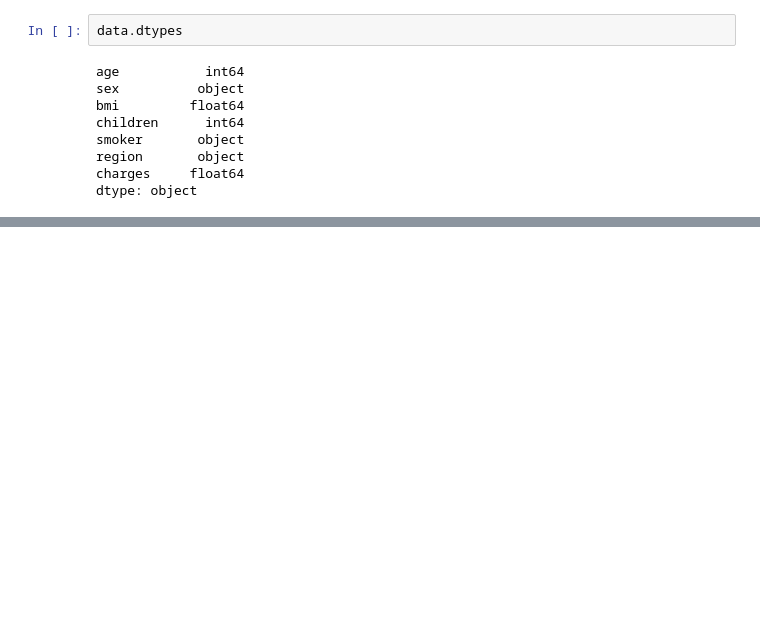
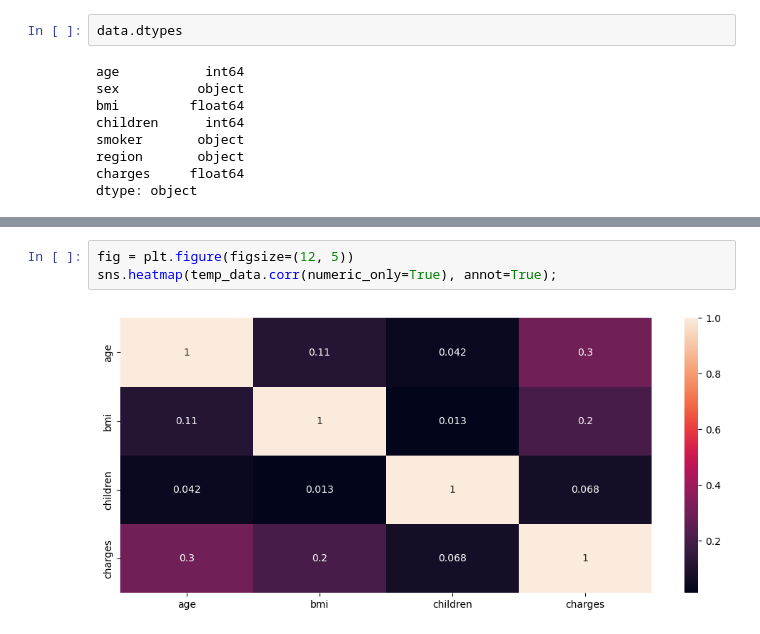
Before and after one commit to aonomarri/model-zoo, a Jupyter notebook: model_1/linear-model.ipynb, the cells around one changed output, grey strips where cells are left out. Cells and saved outputs as stored; diff of their text form; blank space fills up the shorter version.

```diff
--- a/model_1/linear-model.ipynb
+++ b/model_1/linear-model.ipynb
@@ -50,0 +135,5 @@ dtype: object
+# %%
+fig = plt.figure(figsize=(12, 5))
+sns.heatmap(temp_data.corr(numeric_only=True), annot=True);
+# %% [output]
+[figure, added]
```
Also changed, not shown: parts of 65 cells of this notebook, 1 other file.
